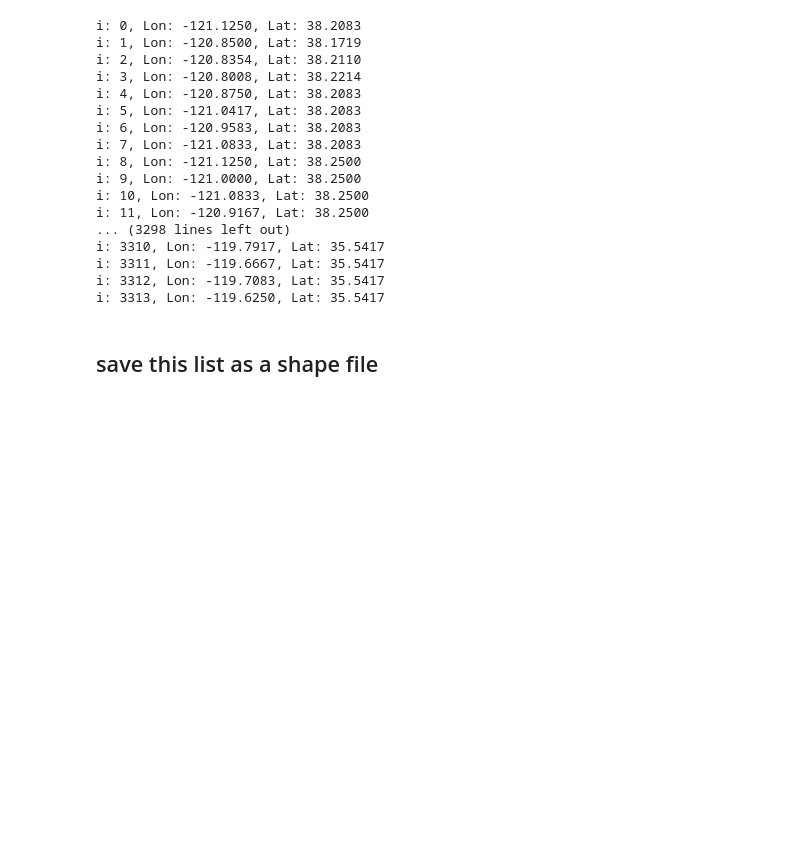
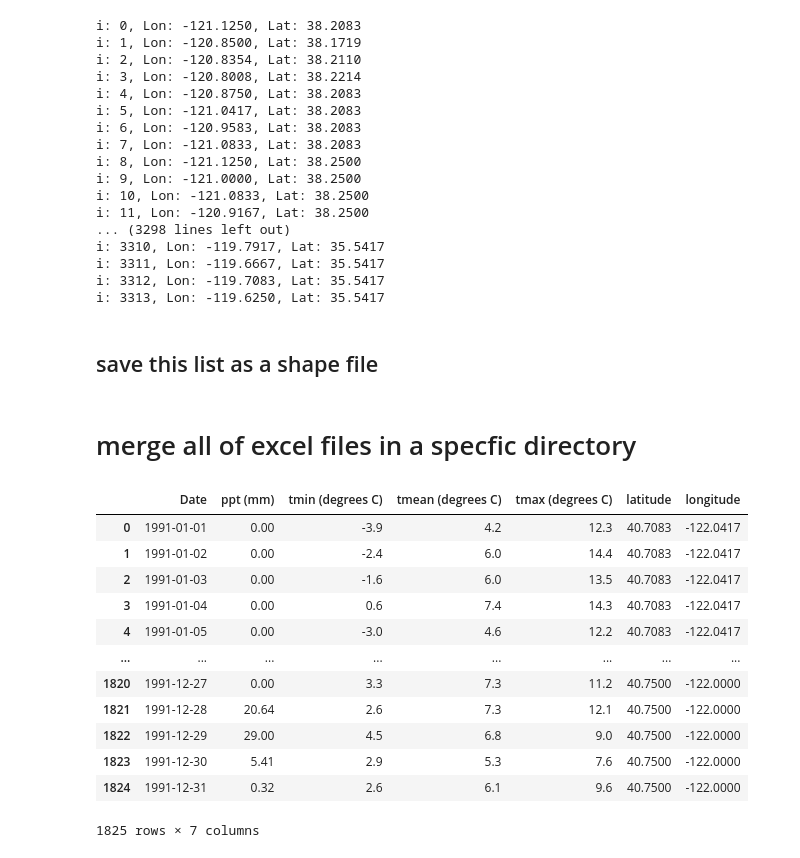
Before and after one commit to mahdi98mnm/download_PRISM_data, a Jupyter notebook: PRISM_tmin_stable_4kmD2_20160612_nc/PRISM.ipynb, the cells around one changed output. Cells and saved outputs as stored; diff of their text form; code cells hidden in the pictures; blank space fills up the shorter version.

Commit message:
merge all of files

```diff
--- a/PRISM_tmin_stable_4kmD2_20160612_nc/PRISM.ipynb
+++ b/PRISM_tmin_stable_4kmD2_20160612_nc/PRISM.ipynb
@@ -331,3 +332,44 @@ gdf = gpd.GeoDataFrame(geometry=geometry, crs="EPSG:4326")
 
 # Save the GeoDataFrame as a shapefile
 gdf.to_file('/content/drive/MyDrive/w/Prism/import_shape/shape_shorted.shp')
+# %% [markdown]
+# merge all of excel files in a specfic directory
+# %%
+# Specify the directory path and file pattern
+file_path = '/home/mahdi/data/PRISM_tmin_stable_4kmD2_20160612_nc/*.csv'
+csv_files = glob.glob(file_path)
+
+dfs = []
+
+for file in csv_files:
+    # Read the first 11 rows as attributes
+    # attributes = pd.read_csv(file, nrows=11, header=None)
+
+    # Read the time series data, skipping the first 11 rows
+    ts_data = pd.read_csv(file, skiprows=10)
+
+    lat_v = float(file[-21:-14])
+    lon_v = float(file[-13:-4])
+    ts_data = ts_data.assign(latitude = lat_v, longitude = lon_v)
+    # Add the attributes as new columns to the time series data
+    # for i in range(attributes.shape[1]):
+    #     ts_data[f'Attribute_{i+1}'] = attributes.iloc[:, i].values
+
+    dfs.append(ts_data)
+
+merged_df = pd.concat(dfs, ignore_index=True)
+merged_df
+# %% [output]
+|  | Date | ppt (mm) | tmin (degrees C) | tmean (degrees C) | tmax (degrees C) | latitude | longitude |
+| 0 | 1991-01-01 | 0.00 | -3.9 | 4.2 | 12.3 | 40.7083 | -122.0417 |
+| 1 | 1991-01-02 | 0.00 | -2.4 | 6.0 | 14.4 | 40.7083 | -122.0417 |
+| 2 | 1991-01-03 | 0.00 | -1.6 | 6.0 | 13.5 | 40.7083 | -122.0417 |
+| 3 | 1991-01-04 | 0.00 | 0.6 | 7.4 | 14.3 | 40.7083 | -122.0417 |
+| 4 | 1991-01-05 | 0.00 | -3.0 | 4.6 | 12.2 | 40.7083 | -122.0417 |
+| ... | ... | ... | ... | ... | ... | ... | ... |
+| 1820 | 1991-12-27 | 0.00 | 3.3 | 7.3 | 11.2 | 40.7500 | -122.0000 |
+| 1821 | 1991-12-28 | 20.64 | 2.6 | 7.3 | 12.1 | 40.7500 | -122.0000 |
+| 1822 | 1991-12-29 | 29.00 | 4.5 | 6.8 | 9.0 | 40.7500 | -122.0000 |
+| 1823 | 1991-12-30 | 5.41 | 2.9 | 5.3 | 7.6 | 40.7500 | -122.0000 |
+| 1824 | 1991-12-31 | 0.32 | 2.6 | 6.1 | 9.6 | 40.7500 | -122.0000 |
+1825 rows × 7 columns
```
Also changed, not shown: parts of 1 cell of this notebook.
